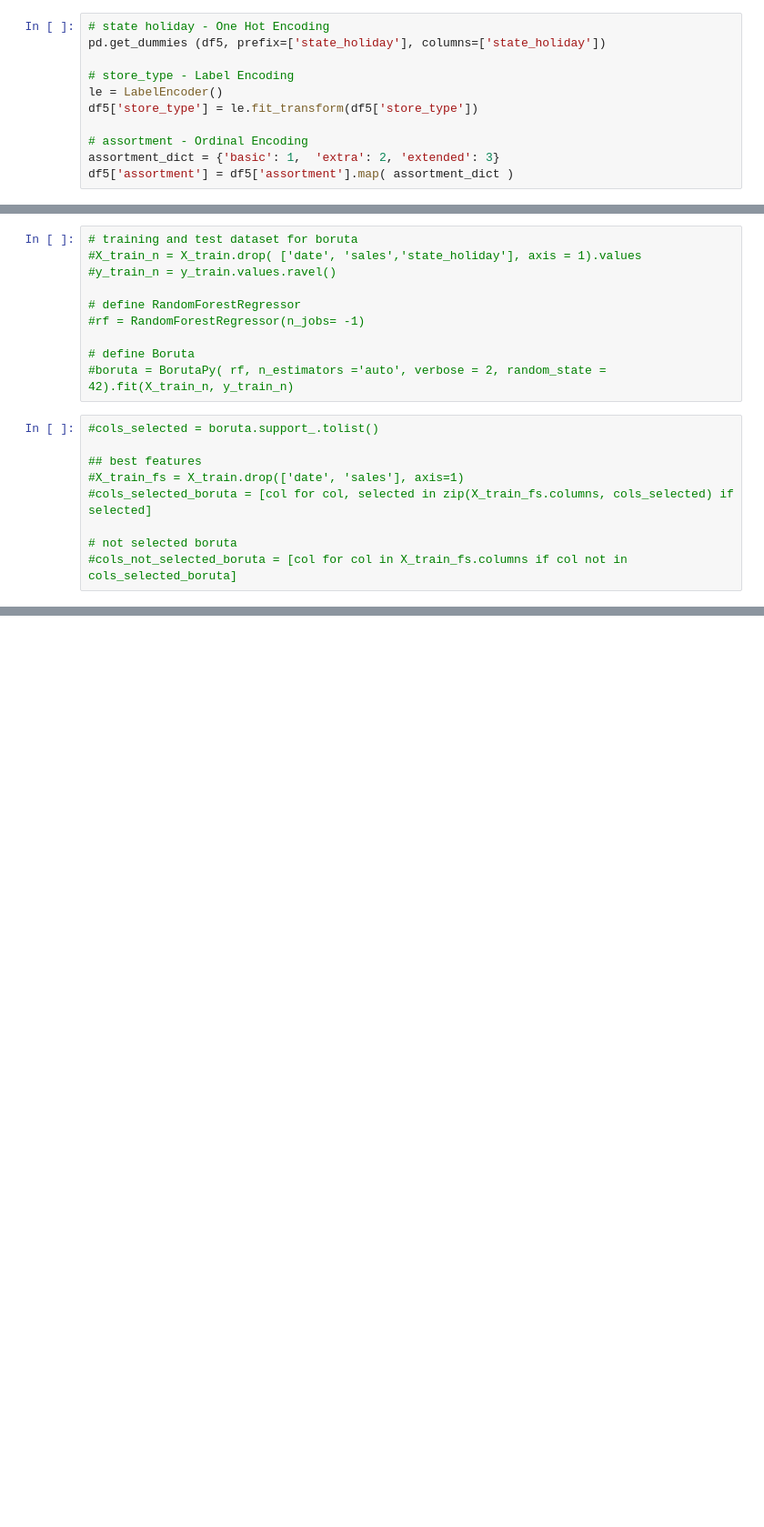
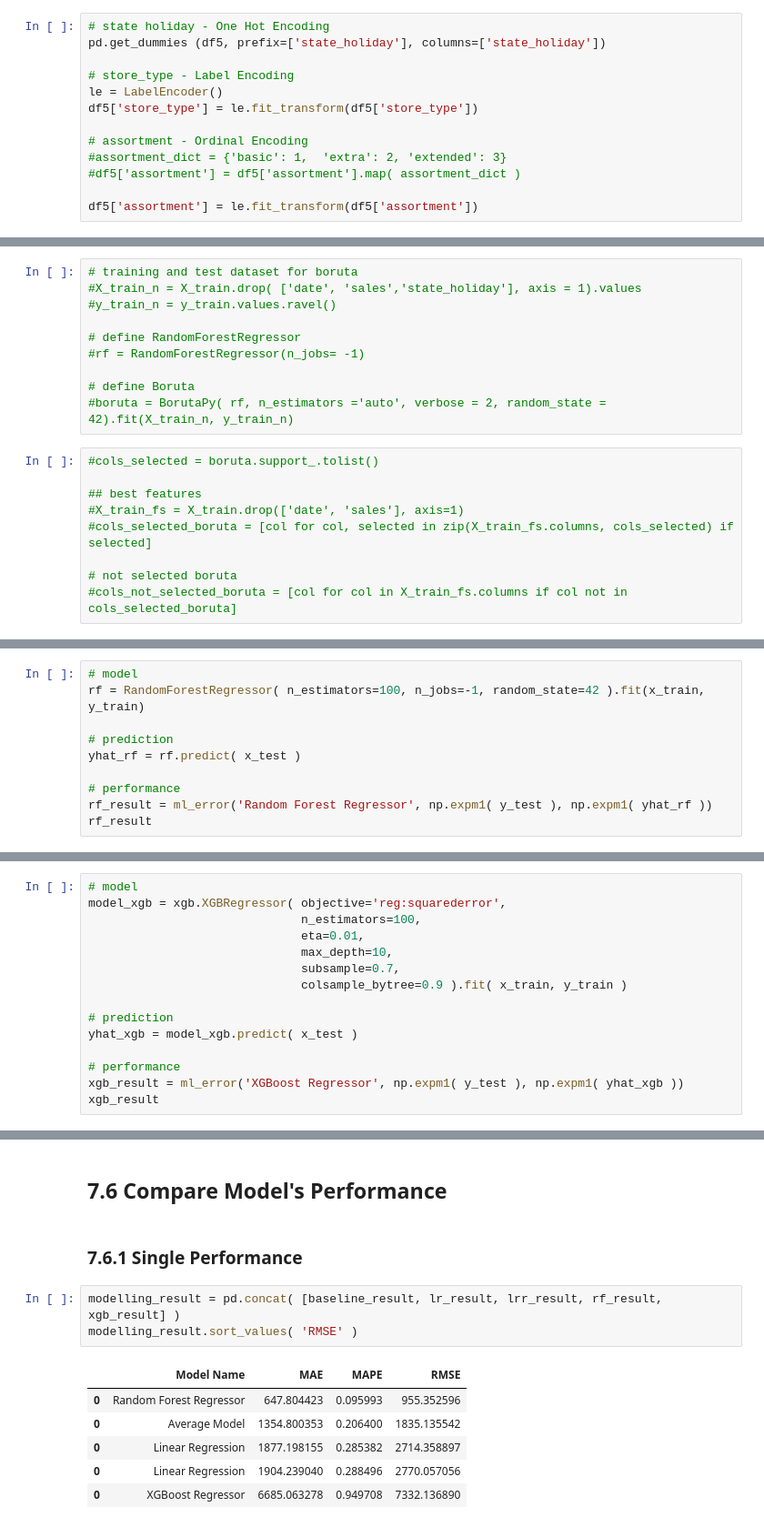
Before and after one commit to 8ugo/rossmann_sales_prediction, a Jupyter notebook: sales_store_prediction.ipynb, the cells around one changed output, grey strips where cells are left out. Shown at 91% size. Saved outputs shown, nothing was run; the diff lists cells and outputs as text; blank space fills up the shorter version.

```diff
--- a/sales_store_prediction.ipynb
+++ b/sales_store_prediction.ipynb
@@ -644,8 +645,10 @@ le = LabelEncoder()
 df5['store_type'] = le.fit_transform(df5['store_type'])
 
 # assortment - Ordinal Encoding
-assortment_dict = {'basic': 1,  'extra': 2, 'extended': 3}
-df5['assortment'] = df5['assortment'].map( assortment_dict )
+#assortment_dict = {'basic': 1,  'extra': 2, 'extended': 3}
+#df5['assortment'] = df5['assortment'].map( assortment_dict )
+
+df5['assortment'] = le.fit_transform(df5['assortment'])
 # %% [markdown]
 ### 5.3.2 Response Variable
 # %%
@@ -797,0 +803,10 @@ lrr_result
+# %%
+# model
+rf = RandomForestRegressor( n_estimators=100, n_jobs=-1, random_state=42 ).fit(x_train, y_train)
+
+# prediction
+yhat_rf = rf.predict( x_test )
+
+# performance
+rf_result = ml_error('Random Forest Regressor', np.expm1( y_test ), np.expm1( yhat_rf ))
+rf_result
@@ -797,0 +818,15 @@ lrr_result
+# %%
+# model
+model_xgb = xgb.XGBRegressor( objective='reg:squarederror',
+                              n_estimators=100,
+                              eta=0.01,
+                              max_depth=10,
+                              subsample=0.7,
+                              colsample_bytree=0.9 ).fit( x_train, y_train )
+
+# prediction
+yhat_xgb = model_xgb.predict( x_test )
+
+# performance
+xgb_result = ml_error('XGBoost Regressor', np.expm1( y_test ), np.expm1( yhat_xgb ))
+xgb_result
@@ -797,0 +836,14 @@ lrr_result
+# %% [markdown]
+## 7.6 Compare Model's Performance
+# %% [markdown]
+### 7.6.1 Single Performance
+# %%
+modelling_result = pd.concat( [baseline_result, lr_result, lrr_result, rf_result, xgb_result] )
+modelling_result.sort_values( 'RMSE' )
+# %% [output]
+|  | Model Name | MAE | MAPE | RMSE |
+| 0 | Random Forest Regressor | 647.804423 | 0.095993 | 955.352596 |
+| 0 | Average Model | 1354.800353 | 0.206400 | 1835.135542 |
+| 0 | Linear Regression | 1877.198155 | 0.285382 | 2714.358897 |
+| 0 | Linear Regression | 1904.239040 | 0.288496 | 2770.057056 |
+| 0 | XGBoost Regressor | 6685.063278 | 0.949708 | 7332.136890 |
```
Also changed, not shown: parts of 22 cells of this notebook.
